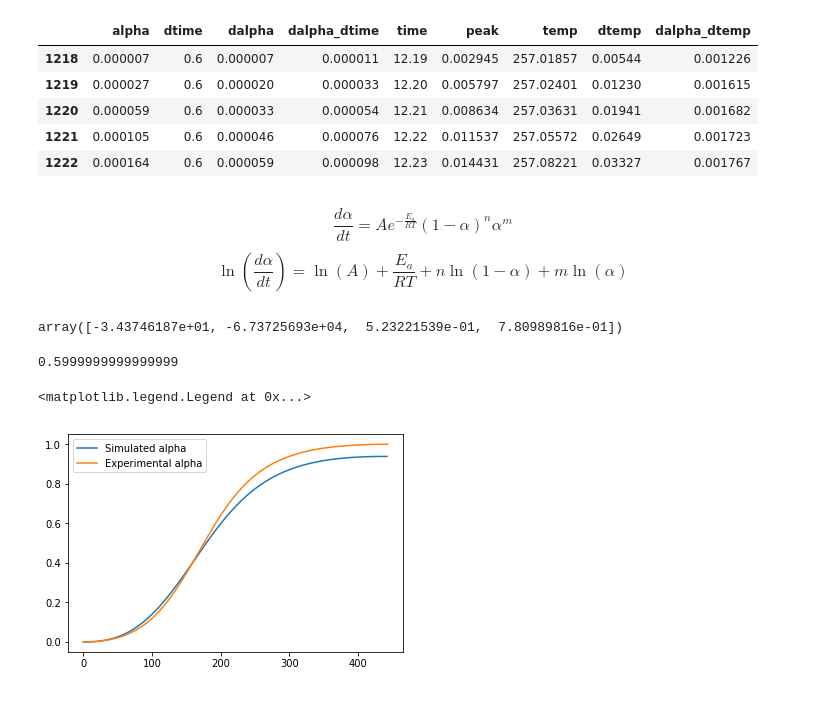
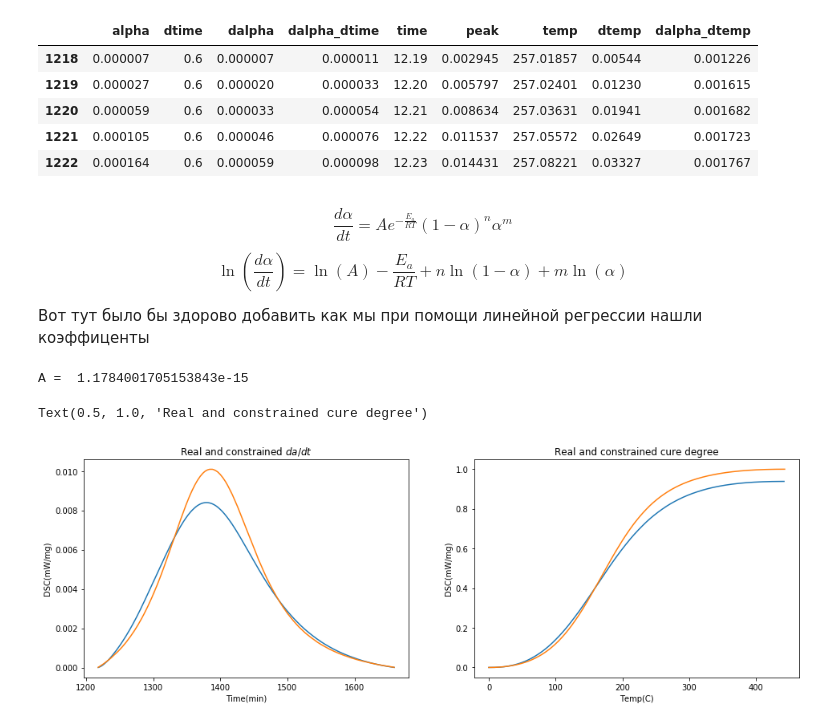
Before and after one commit to YarikineZ/DS_final_project, a Jupyter notebook: Final project.ipynb, the cells around one changed output. Drawn from its saved outputs; the diff is of its cells as text; code cells hidden in the pictures.

Commit message:
Добавил регрессии

```diff
--- a/Final project.ipynb
+++ b/Final project.ipynb
@@ -154,7 +154,9 @@ processed_df.head()
 | 1222 | 0.000164 | 0.6 | 0.000059 | 0.000098 | 12.23 | 0.014431 | 257.08221 | 0.03327 | 0.001767 |
 # %% [markdown]
 $$\frac{d\alpha}{dt} = Ae^{-\frac{E_a}{RT}}(1-\alpha)^n \alpha^m$$
-$$\ln(\frac{d\alpha}{dt}) = \ln(A) + \frac{E_a}{RT} + n \ln(1-\alpha) + m \ln(\alpha)$$
+$$\ln(\frac{d\alpha}{dt}) = \ln(A) - \frac{E_a}{RT} + n \ln(1-\alpha) + m \ln(\alpha)$$
+
+Вот тут было бы здорово добавить как мы при помощи линейной регрессии нашли коэффиценты
 # %%
 from sklearn import linear_model
 
@@ -168,34 +170,44 @@ X = np.vstack([a, b, c, d])
 #X = np.vstack([a, b, c])
 X = X.transpose()
 
-
 y = np.log(processed_df['dalpha_dtime'])
 
 lm_regr = linear_model.LinearRegression(fit_intercept=False, normalize=True)
 lm_regr.fit(X, y)
 
 lm_regr.coef_
+print("A = ", np.exp(lm_regr.coef_[0]))
+#TODO other coefficients
 # %% [output]
-array([-3.43746187e+01, -6.73725693e+04,  5.23221539e-01,  7.80989816e-01])
+A =  1.1784001705153843e-15
-# %%
-print(processed_df.iloc[0, 1])
-# %% [output]
-0.5999999999999999
 # %%
-A = np.exp(lm_regr.coef_[0])
-
 processed_df["pred_dalpha_dtime"] =  np.exp(lm_regr.predict(X))
 
 pred_alpha = []
 pred_alpha.append(0)
 for i in range(len(processed_df)):
     pred_alpha.append(pred_alpha[-1] +
-                      processed_df.iloc[i][-1]*processed_df.iloc[i][1])
+                      processed_df.iloc[i][-1]*processed_df.iloc[i][1])#d_alpha * dt
 
 
-plt.plot(pred_alpha, label = "Simulated alpha")
-plt.plot(alpha, label = "Experimental alpha")
-plt.legend()
+fig, ax = plt.subplots(1, 2, figsize = (16, 5))
+
+ax[0].plot(processed_df["pred_dalpha_dtime"], label = "Simulated da/dt")#TODO add ox numbers
+ax[0].plot(processed_df["dalpha_dtime"], label = "Experimental da/dt")
+
+ax[0].set_xlabel("Time(min)")
+ax[0].set_ylabel('DSC(mW/mg)')
+ax[0].set_title('Real and constrained $da/dt$')
+
+
+ax[1].plot(pred_alpha, label = "Simulated alpha")#TODO add ox numbers
+ax[1].plot(alpha, label = "Experimental alpha")
+
+ax[1].set_xlabel("Temp(C)")
+ax[1].set_ylabel('DSC(mW/mg)')
+ax[1].set_title('Real and constrained cure degree')
+
+#TODO add legend on plots
 # %% [output]
-<matplotlib.legend.Legend at 0x...>
+Text(0.5, 1.0, 'Real and constrained cure degree')
-[figure, old version]
+[figure, new version]
```
Also changed, not shown: parts of 12 cells of this notebook.
